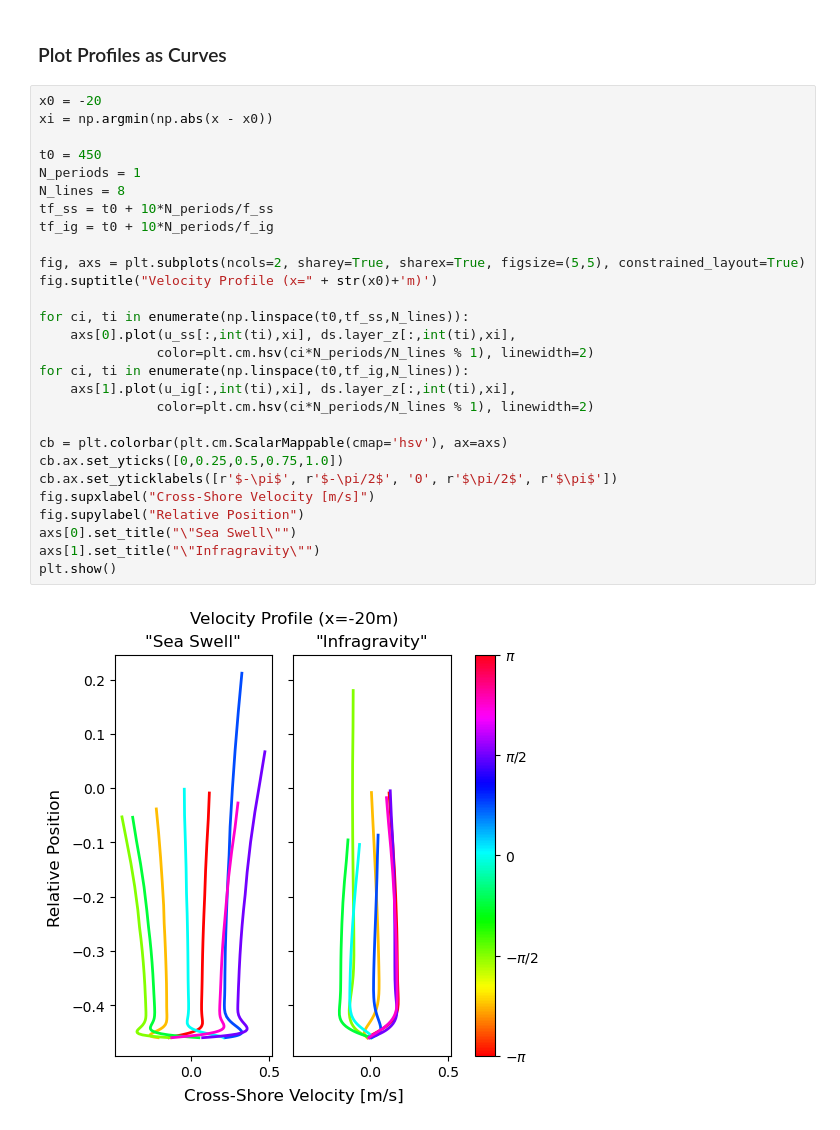
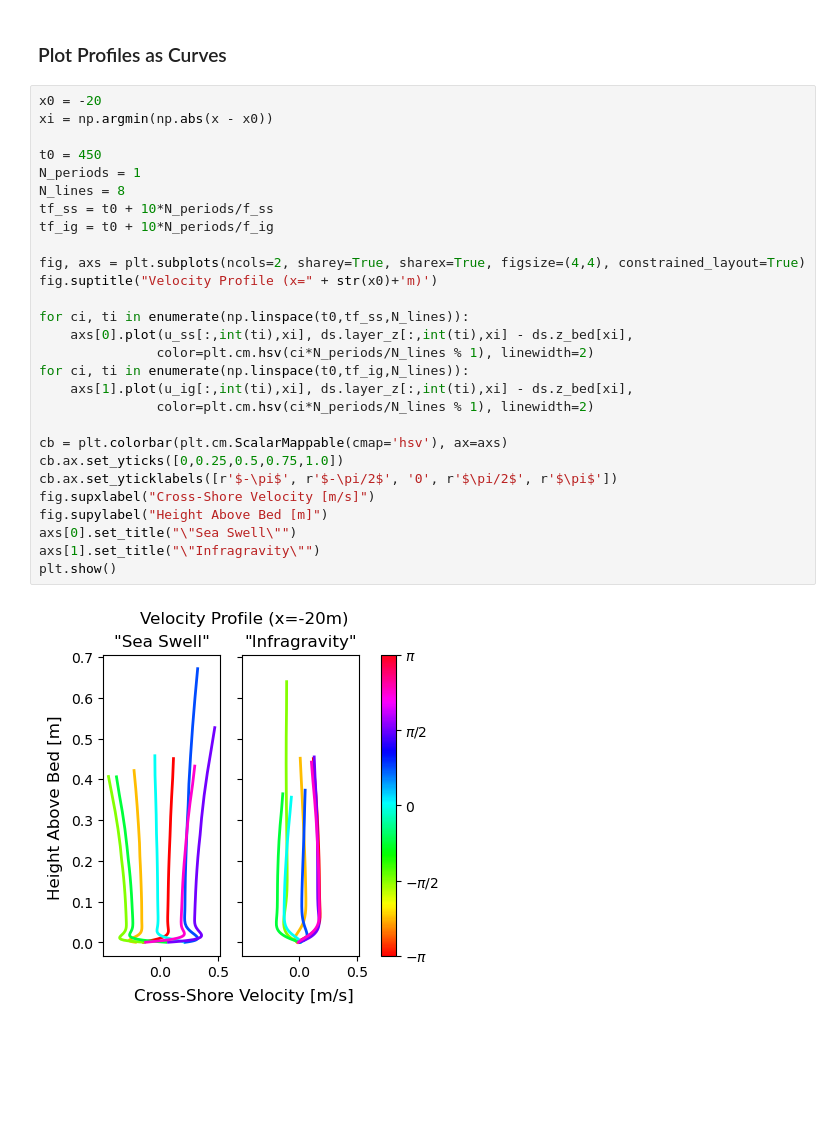
Before and after one commit to cassandra-sh/public, a Jupyter notebook: 2025-12-12-swash-turbulence-2.ipynb, the cells around one changed output. Saved outputs shown, nothing was run; the diff lists cells and outputs as text; blank space fills up the shorter version.

```diff
--- a/2025-12-12-swash-turbulence-2.ipynb
+++ b/2025-12-12-swash-turbulence-2.ipynb
@@ -366,30 +366,30 @@ plt.show()
 # %%
 x0 = -20
 xi = np.argmin(np.abs(x - x0))
 
 t0 = 450
 N_periods = 1
 N_lines = 8
 tf_ss = t0 + 10*N_periods/f_ss
 tf_ig = t0 + 10*N_periods/f_ig
 
-fig, axs = plt.subplots(ncols=2, sharey=True, sharex=True, figsize=(5,5), constrained_layout=True)
+fig, axs = plt.subplots(ncols=2, sharey=True, sharex=True, figsize=(4,4), constrained_layout=True)
 fig.suptitle("Velocity Profile (x=" + str(x0)+'m)')
 
 for ci, ti in enumerate(np.linspace(t0,tf_ss,N_lines)):
-    axs[0].plot(u_ss[:,int(ti),xi], ds.layer_z[:,int(ti),xi],
+    axs[0].plot(u_ss[:,int(ti),xi], ds.layer_z[:,int(ti),xi] - ds.z_bed[xi],
                color=plt.cm.hsv(ci*N_periods/N_lines % 1), linewidth=2)
 for ci, ti in enumerate(np.linspace(t0,tf_ig,N_lines)):
-    axs[1].plot(u_ig[:,int(ti),xi], ds.layer_z[:,int(ti),xi],
+    axs[1].plot(u_ig[:,int(ti),xi], ds.layer_z[:,int(ti),xi] - ds.z_bed[xi],
                color=plt.cm.hsv(ci*N_periods/N_lines % 1), linewidth=2)
 
 cb = plt.colorbar(plt.cm.ScalarMappable(cmap='hsv'), ax=axs)
 cb.ax.set_yticks([0,0.25,0.5,0.75,1.0])
 cb.ax.set_yticklabels([r'$-\pi$', r'$-\pi/2$', '0', r'$\pi/2$', r'$\pi$'])
 fig.supxlabel("Cross-Shore Velocity [m/s]")
-fig.supylabel("Relative Position")
+fig.supylabel("Height Above Bed [m]")
 axs[0].set_title("\"Sea Swell\"")
 axs[1].set_title("\"Infragravity\"")
 plt.show()
 # %% [output]
-[figure, old version]
+[figure, new version]
```
